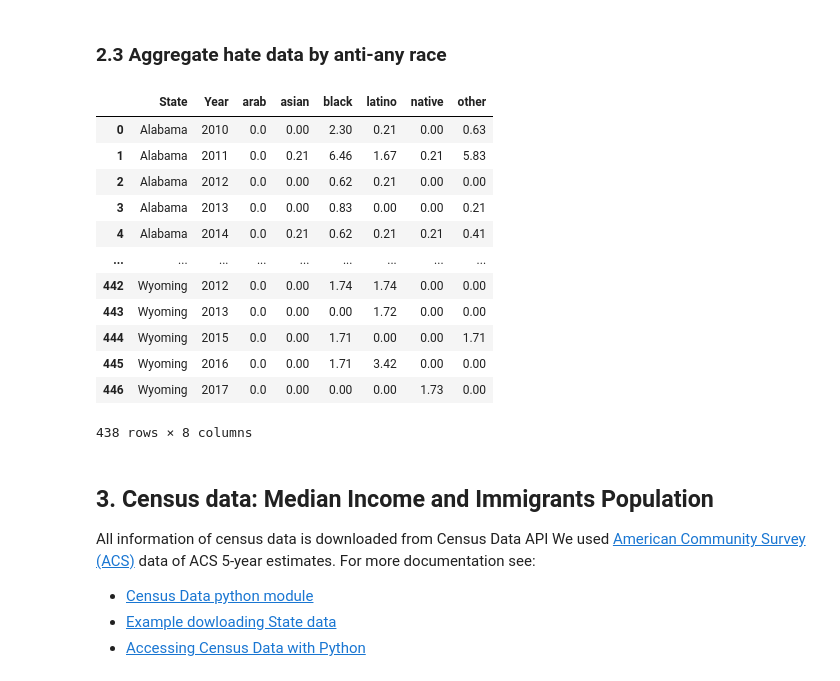
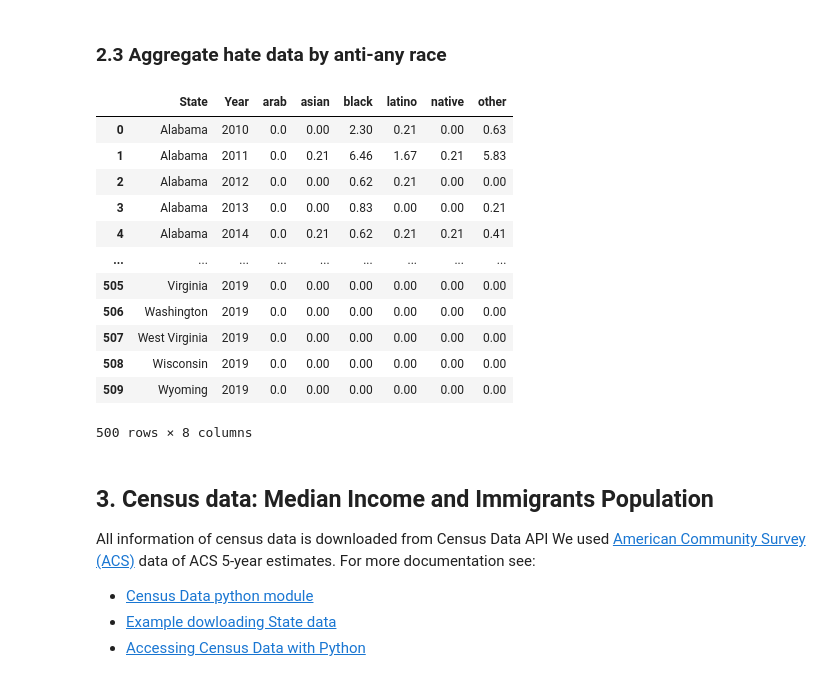
Before and after one commit to jramtos/hate_groups, a Jupyter notebook: analysis_hate_data.ipynb, the cells around one changed output. Saved outputs shown, nothing was run; the diff lists cells and outputs as text; code cells hidden in the pictures.

```diff
--- a/analysis_hate_data.ipynb
+++ b/analysis_hate_data.ipynb
@@ -146,7 +146,7 @@ other_ideologies = ['Anti-LGBTQ', 'Black Separatist', 'Christian Identity', 'Gen
 groups['Other'] = groups[other_ideologies].sum(axis=1)
 groups.drop(columns=other_ideologies, inplace=True)
 groups=groups[groups.Year > 2009]
-groups = groups.merge(pop, on=['State', 'Year'], how='left')
+groups = groups.merge(pop, on=['State', 'Year'], how='right')
 
 groups=groups[groups.State != 'District of Columbia']
 
@@ -316,32 +316,32 @@ plt.show()
 # %%
 groups_hc = hc[hc.cat =='race'].groupby(['STATE_NAME', 'DATA_YEAR', 'race']).size().unstack().reset_index()
 race_categories = ['arab', 'asian', 'black', 'latino', 'native', 'race', 'white']
 groups_hc[race_categories] = groups_hc[race_categories].fillna(0)
 groups_hc['other'] = groups_hc[['white', 'race']].sum(axis=1)
 groups_hc.rename(columns={'STATE_NAME': 'State', 'DATA_YEAR': 'Year'}, inplace=True)
-groups_hc = groups_hc[groups_hc.Year > 2009].merge(pop, on=['State', 'Year'], how='left')
+groups_hc = groups_hc[groups_hc.Year > 2009].merge(pop, on=['State', 'Year'], how='right')
 groups_hc=groups_hc[groups_hc.State != 'District of Columbia']
-groups_hc[race_categories] = groups_hc[race_categories].fillna(0)
+groups_hc[race_categories + ['other']] = groups_hc[race_categories+['other']].fillna(0)
 groups_hc.drop(columns=['white', 'race'], inplace=True)
 for col in race_categories[:-2]+['other']:
     groups_hc[col]= (groups_hc[col]/groups_hc['population']*1000000).apply(round, ndigits=2)
 groups_hc.drop(columns='population', inplace=True)
 groups_hc.to_csv('data/agg_hc.csv', index=False)
 groups_hc
 # %% [output]
 |  | State | Year | arab | asian | black | latino | native | other |
 | 0 | Alabama | 2010 | 0.0 | 0.00 | 2.30 | 0.21 | 0.00 | 0.63 |
 | 1 | Alabama | 2011 | 0.0 | 0.21 | 6.46 | 1.67 | 0.21 | 5.83 |
 | 2 | Alabama | 2012 | 0.0 | 0.00 | 0.62 | 0.21 | 0.00 | 0.00 |
 | 3 | Alabama | 2013 | 0.0 | 0.00 | 0.83 | 0.00 | 0.00 | 0.21 |
 | 4 | Alabama | 2014 | 0.0 | 0.21 | 0.62 | 0.21 | 0.21 | 0.41 |
 | ... | ... | ... | ... | ... | ... | ... | ... | ... |
-| 442 | Wyoming | 2012 | 0.0 | 0.00 | 1.74 | 1.74 | 0.00 | 0.00 |
-| 443 | Wyoming | 2013 | 0.0 | 0.00 | 0.00 | 1.72 | 0.00 | 0.00 |
-| 444 | Wyoming | 2015 | 0.0 | 0.00 | 1.71 | 0.00 | 0.00 | 1.71 |
-| 445 | Wyoming | 2016 | 0.0 | 0.00 | 1.71 | 3.42 | 0.00 | 0.00 |
-| 446 | Wyoming | 2017 | 0.0 | 0.00 | 0.00 | 0.00 | 1.73 | 0.00 |
+| 505 | Virginia | 2019 | 0.0 | 0.00 | 0.00 | 0.00 | 0.00 | 0.00 |
+| 506 | Washington | 2019 | 0.0 | 0.00 | 0.00 | 0.00 | 0.00 | 0.00 |
+| 507 | West Virginia | 2019 | 0.0 | 0.00 | 0.00 | 0.00 | 0.00 | 0.00 |
+| 508 | Wisconsin | 2019 | 0.0 | 0.00 | 0.00 | 0.00 | 0.00 | 0.00 |
+| 509 | Wyoming | 2019 | 0.0 | 0.00 | 0.00 | 0.00 | 0.00 | 0.00 |
-438 rows × 8 columns
+500 rows × 8 columns
 # %% [markdown]
 ## 3. Census data: Median Income and Immigrants Population
 All information of census data is downloaded from Census Data API
```
Also changed, not shown: 4 other files.
